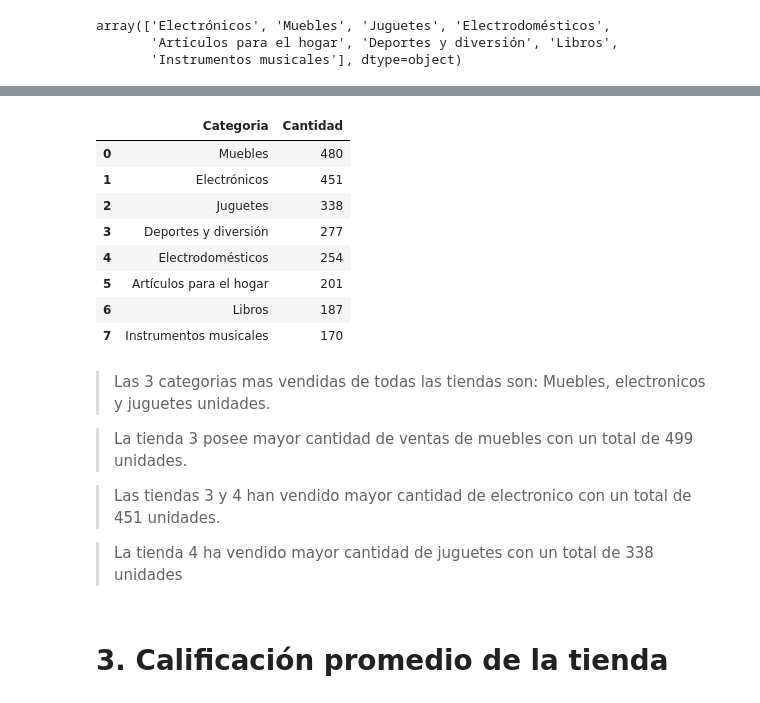
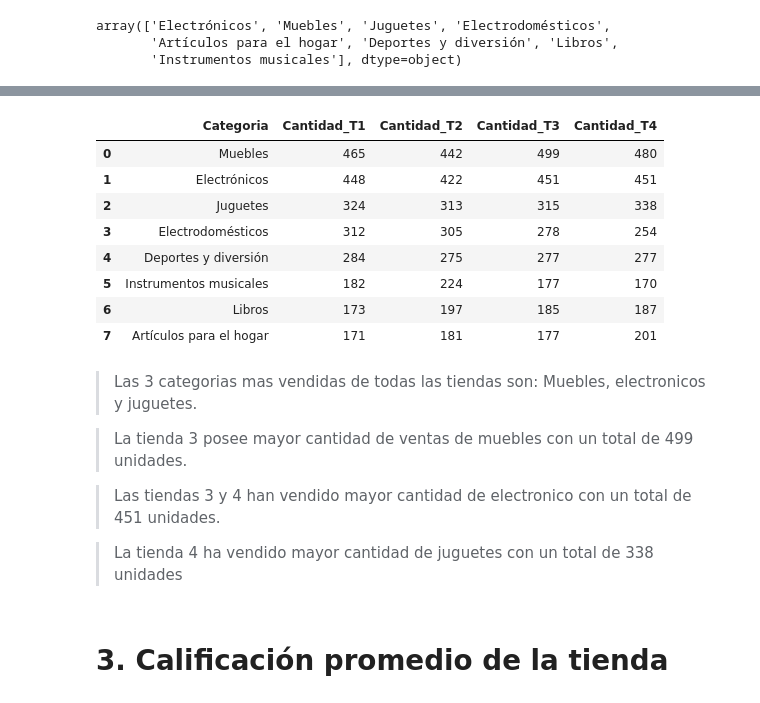
Before and after one commit to jbernalg/challenge-store, a Jupyter notebook: AluraStoreLatam.ipynb, the cells around one changed output, grey strips where cells are left out. Cells and saved outputs as stored; diff of their text form; code cells hidden in the pictures.

```diff
--- a/AluraStoreLatam.ipynb
+++ b/AluraStoreLatam.ipynb
@@ -116,5 +159,0 @@ conteo_T1
-# %%
-# cantidad de productos vendidos por categoria de la tienda 2
-conteo_T2 = tienda2['Categoría del Producto'].value_counts().reset_index()
-conteo_T2.columns = ['Categoria', 'Cantidad']
-conteo_T2
@@ -131,5 +159,0 @@ conteo_T2
-# %%
-# cantidad de productos vendidos por categoria de la tienda 3
-conteo_T3 = tienda3['Categoría del Producto'].value_counts().reset_index()
-conteo_T3.columns = ['Categoria', 'Cantidad']
-conteo_T3
@@ -146,20 +160,21 @@ conteo_T3
-# %%
-# cantidad de productos vendidos por categoria de la tienda 1
-conteo_T4 = tienda4['Categoría del Producto'].value_counts().reset_index()
-conteo_T4.columns = ['Categoria', 'Cantidad']
-conteo_T4
-# %% [output]
-|  | Categoria | Cantidad |
-| 0 | Muebles | 480 |
-| 1 | Electrónicos | 451 |
-| 2 | Juguetes | 338 |
-| 3 | Deportes y diversión | 277 |
-| 4 | Electrodomésticos | 254 |
-| 5 | Artículos para el hogar | 201 |
-| 6 | Libros | 187 |
-| 7 | Instrumentos musicales | 170 |
+# %%
+from functools import reduce
+
+dfs = [conteo_T1, conteo_T2, conteo_T3, conteo_T4]
+df_final = reduce(lambda left, right: pd.merge(left, right, on='Categoria'), dfs)
+df_final
+# %% [output]
+|  | Categoria | Cantidad_T1 | Cantidad_T2 | Cantidad_T3 | Cantidad_T4 |
+| 0 | Muebles | 465 | 442 | 499 | 480 |
+| 1 | Electrónicos | 448 | 422 | 451 | 451 |
+| 2 | Juguetes | 324 | 313 | 315 | 338 |
+| 3 | Electrodomésticos | 312 | 305 | 278 | 254 |
+| 4 | Deportes y diversión | 284 | 275 | 277 | 277 |
+| 5 | Instrumentos musicales | 182 | 224 | 177 | 170 |
+| 6 | Libros | 173 | 197 | 185 | 187 |
+| 7 | Artículos para el hogar | 171 | 181 | 177 | 201 |
 # %% [markdown]
-> Las 3 categorias mas vendidas de todas las tiendas son: Muebles, electronicos y juguetes unidades.
+> Las 3 categorias mas vendidas de todas las tiendas son: Muebles, electronicos y juguetes.
 
 > La tienda 3 posee mayor cantidad de ventas de muebles con un total de 499 unidades.
 
```
Also changed, not shown: parts of 18 cells of this notebook.
